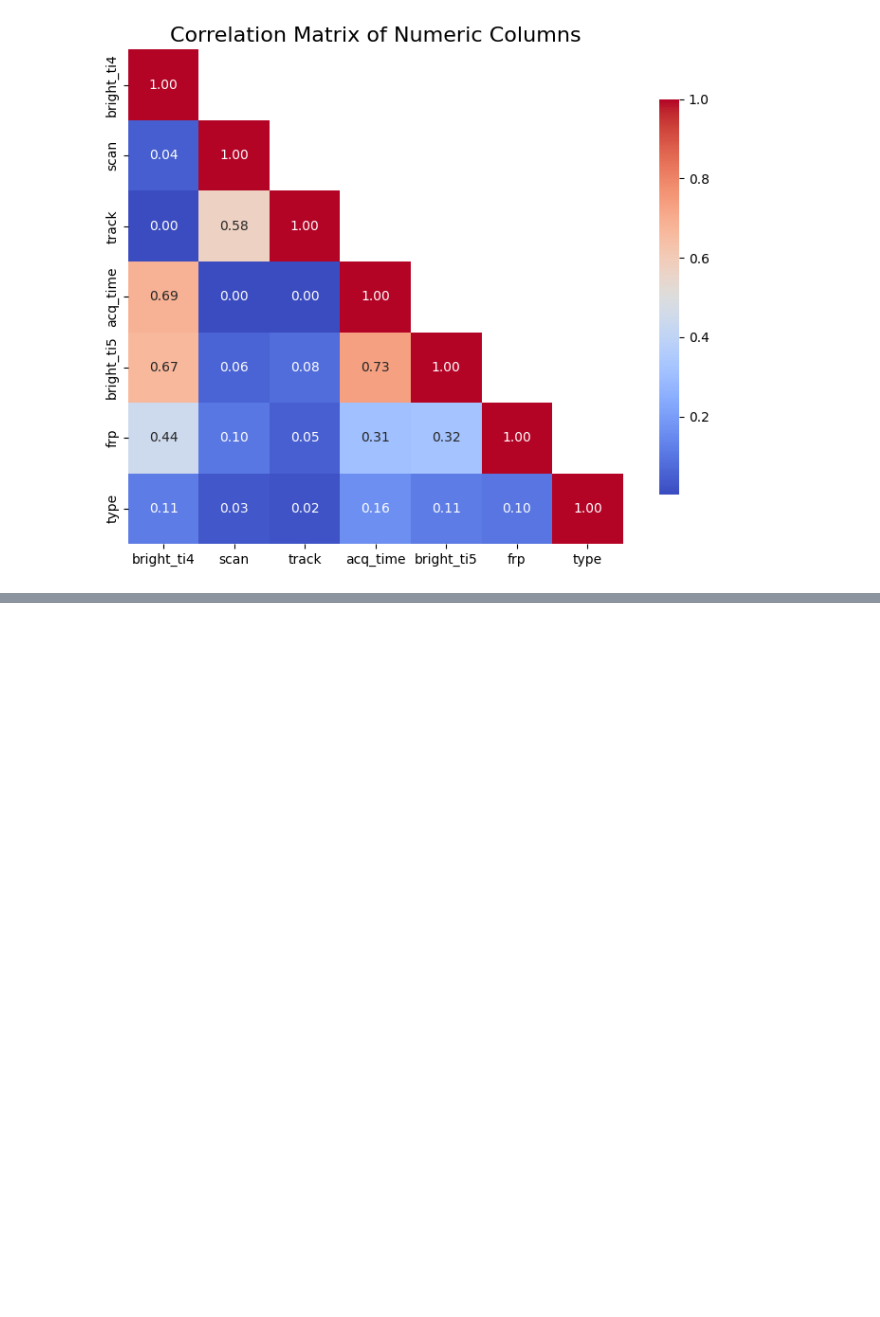
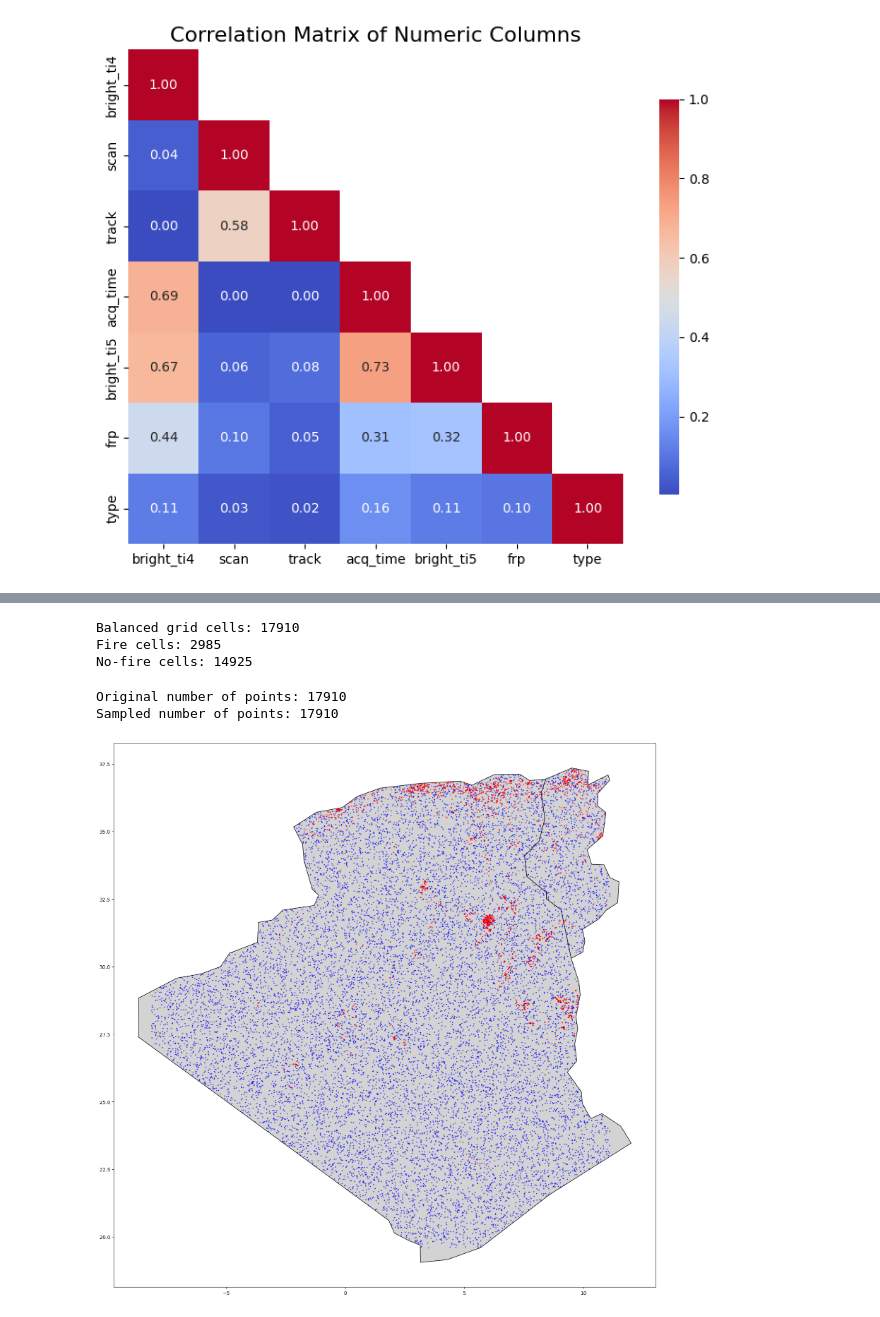
Before and after one commit to MohamedRamzi9/Data-Mining-Project, a Jupyter notebook: data_processing/fire.ipynb, the cells around one changed output, grey strips where cells are left out. Cells and saved outputs as stored; diff of their text form; code cells hidden in the pictures; blank space fills up the shorter version.

```diff
--- a/data_processing/fire.ipynb
+++ b/data_processing/fire.ipynb
@@ -11,8 +14,11 @@ import xarray
 # Load the dataset
 # %%
 
-path = r"C:\Users\anfel\OneDrive\Desktop\M2\prjt\data\algeria_tunisia.csv"
-dataset = pd.read_csv(path)
+# anfel_path = r"C:\Users\anfel\OneDrive\Desktop\M2\prjt\data\algeria_tunisia.csv"
+# dataset = pd.read_csv(anfel_path)
+
+ramzi_path = r"../local_dataset/raw/fire/algeria_tunisia.csv"
+dataset = pd.read_csv(ramzi_path)
 
 print("Shape of the dataset:", dataset.shape)
 print("data types of the dataset:")
@@ -225,6 +231,7 @@ plot_correlation_matrix(correlation_matrix)
 [figure]
 # %%
 COLONNES_ESSENTIELLES = ['longitude', 'latitude', 'type']
-dataset_minimal = dataset[COLONNES_ESSENTIELLES].copy()
-print(dataset_minimal.head())
+dataset = dataset[COLONNES_ESSENTIELLES].copy()
+dataset.drop(dataset[dataset['type'] != 0].index, inplace=True)
+print(dataset.shape)
 # %% [output]
@@ -236,0 +317,40 @@ print(dataset_minimal.head())
+# %%
+grid_fire = grid[grid['fire'] == 1]
+grid_no_fire = grid[grid['fire'] == 0]
+grid_balanced = pd.concat([grid_fire] + [grid_no_fire.sample(n=len(grid_fire) * 5, random_state=42)]).reset_index(drop=True)
+print(f"Balanced grid cells: {len(grid_balanced)}")
+print(f"Fire cells: {(grid_balanced['fire'] == 1).sum()}")
+print(f"No-fire cells: {(grid_balanced['fire'] == 0).sum()}")
+# %% [output]
+Balanced grid cells: 17910
+Fire cells: 2985
+No-fire cells: 14925
+# %%
+
+threshold = 0.01 # degrees
+# Create binned coordinates (temporary)
+lon_bin = (grid_balanced["lon"] / threshold).round(0)
+lat_bin = (grid_balanced["lat"] / threshold).round(0)
+# Group by bins and take the first point in each bin
+# sampled_grid = grid_balanced.groupby([lon_bin, lat_bin], sort=False).first().reset_index(drop=True)
+sampled_grid = grid_balanced
+print("Original number of points:", len(grid_balanced))
+print("Sampled number of points:", len(sampled_grid)) # plot the map and then overlay the points
+colors = sampled_grid['fire'].map({0: 'blue', 1: 'red'})
+fig, ax = plt.subplots(figsize=(20, 20))
+countries.plot(ax=ax, color='lightgrey', edgecolor='black')
+
+# Overlay points with fixed marker size in points²
+ax.scatter(
+    sampled_grid["lon"],
+    sampled_grid["lat"],
+    c=colors,
+    s=2,  # marker size in points²
+    alpha=0.6
+)
+
+plt.show()
+# %% [output]
+Original number of points: 17910
+Sampled number of points: 17910
+[figure, added]
```
Also changed, not shown: parts of 6 cells of this notebook, 6 other files.
